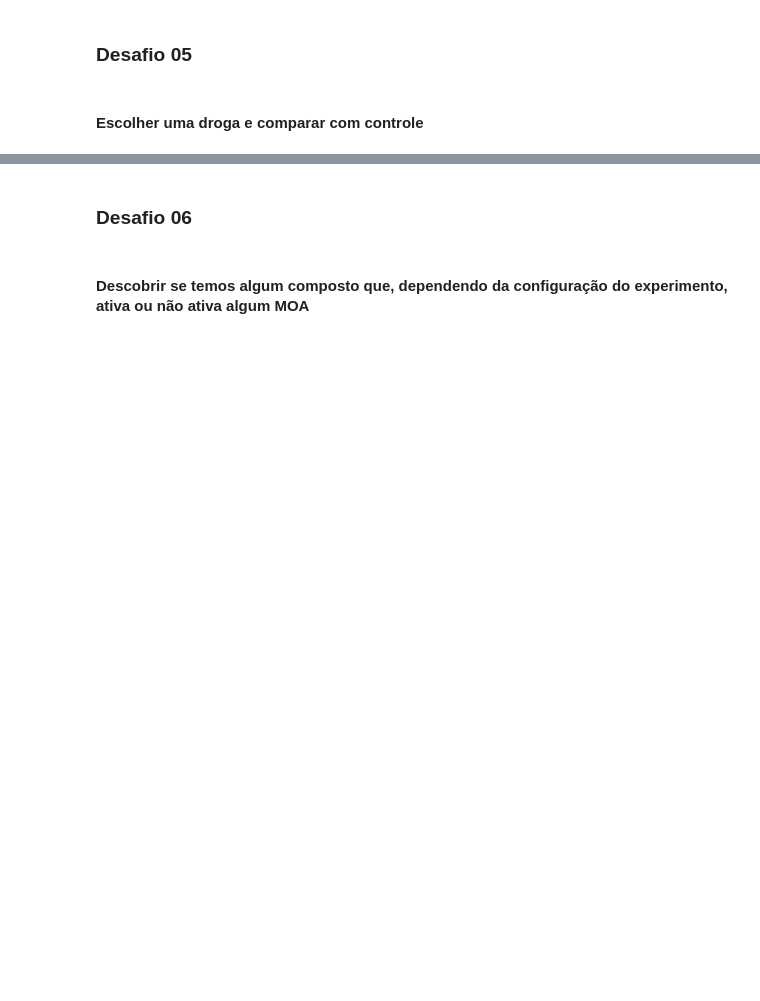
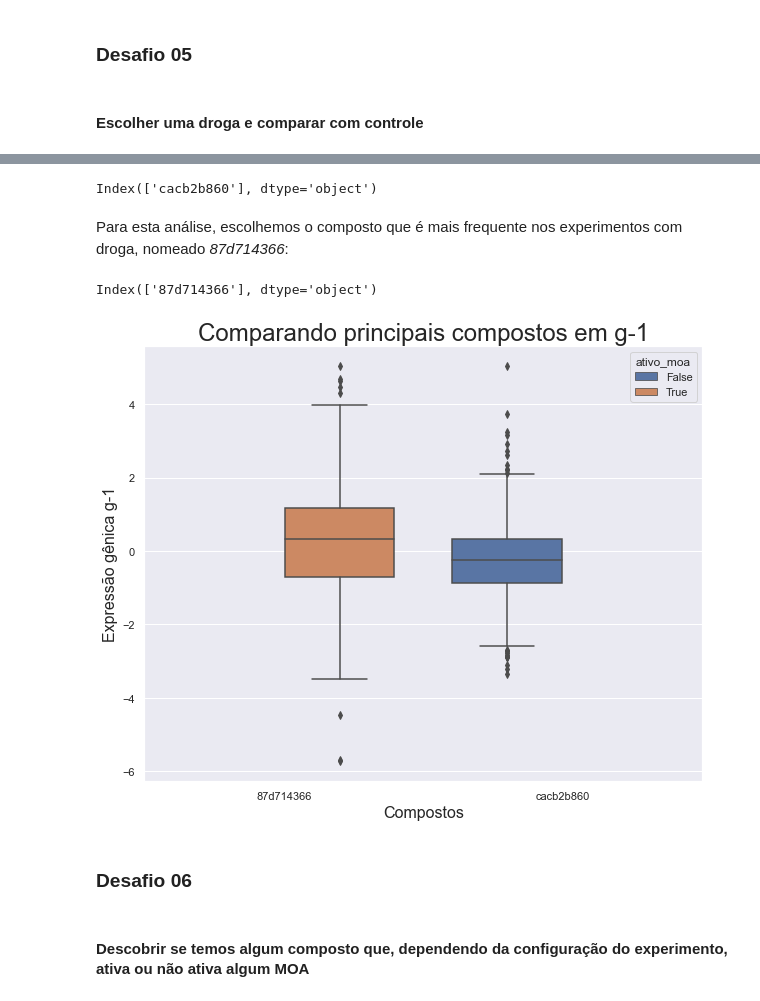
Before and after one commit to claudineipereira/alura-imersaodados3, a Jupyter notebook: aula4.ipynb, the cells around one changed output, grey strips where cells are left out. Saved outputs shown, nothing was run; the diff lists cells and outputs as text; code cells hidden in the pictures; blank space fills up the shorter version.

```diff
--- a/aula4.ipynb
+++ b/aula4.ipynb
@@ -224,0 +275,2 @@ plt.show()
+# %%
+dados_combinados['eh_controle'] = dados_combinados['tratamento'] == 'com_controle'
@@ -228,0 +298,2 @@ plt.show()
+# %%
+dados_combinados['24_horas'] = dados_combinados['tempo'] == 24
@@ -228,0 +317,2 @@ plt.show()
+# %%
+dados_combinados['48_horas'] = dados_combinados['tempo'] == 48
@@ -228,0 +336,2 @@ plt.show()
+# %%
+dados_combinados['72_horas'] = dados_combinados['tempo'] == 72
@@ -236,0 +369,6 @@ plt.show()
+# %%
+composto_principal_controle
+# %% [output]
+Index(['cacb2b860'], dtype='object')
+# %% [markdown]
+Para esta análise, escolhemos o composto que é mais frequente nos experimentos com droga, nomeado *87d714366*:
@@ -236,0 +377,4 @@ plt.show()
+# %%
+composto_principal_droga
+# %% [output]
+Index(['87d714366'], dtype='object')
@@ -237,3 +384,14 @@ plt.show()
+# %%
+plt.figure(figsize=(10,8))
+ax = sns.boxplot(data=dados_combinados.query(
+        'composto in @composto_principal'), y='g-1',
+        x='composto', hue='ativo_moa')
+ax.set_title('Comparando principais compostos em g-1', fontsize=24)
+ax.set_xlabel('Compostos', fontsize=16)
+ax.set_ylabel('Expressão gênica g-1', fontsize=16)
+plt.show()
+# %% [output]
+[figure, added]
 # %% [markdown]
 ### Desafio 06
 # %% [markdown]
```
Also changed, not shown: parts of 30 cells of this notebook.
